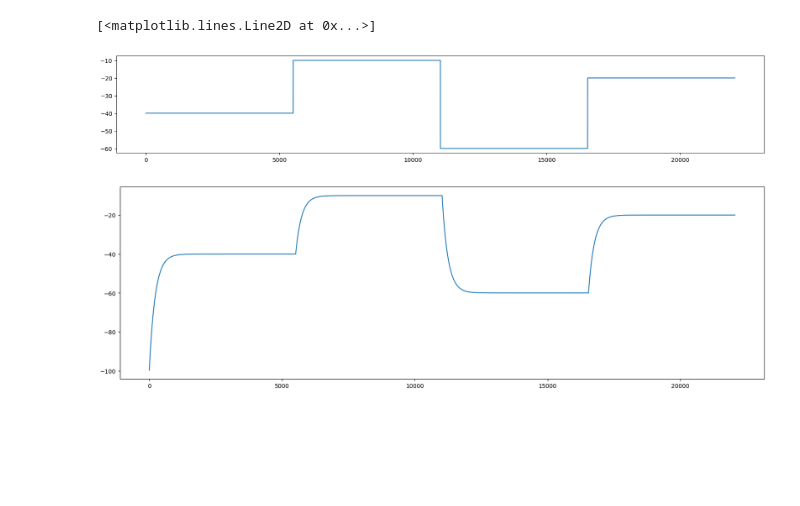
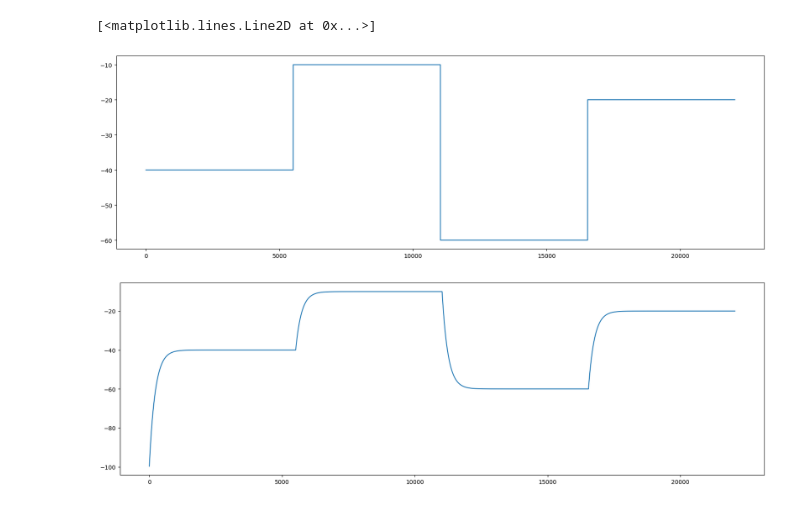
Before and after one commit to Maerorr/fft-playground, a Jupyter notebook: python_dsp_test/fft_comp.ipynb, the cells around one changed output. Cells and saved outputs as stored; diff of their text form; code cells hidden in the pictures; blank space fills up the shorter version.

```diff
--- a/python_dsp_test/fft_comp.ipynb
+++ b/python_dsp_test/fft_comp.ipynb
@@ -1,32 +1,32 @@
 # %%
 import numpy as np
 import matplotlib.pyplot as plt
 
 SAMPLE_RATE = 44100
 FFT_SIZE = 1024
 HOP_SIZE = FFT_SIZE / 4
 TIME_PER_HOP_MS = 1000 * HOP_SIZE / SAMPLE_RATE
 
 ATTACK_MS = 5
 RELEASE_MS = 5
 THRESHOLD = -30.0
 RATIO = 2.0
 KNEE = 10.0
 
 ATT_COEF = np.exp(-1. / (SAMPLE_RATE * ATTACK_MS * 1e-3)) # samples per millisecond
 REL_COEF = np.exp(-1. / (SAMPLE_RATE * RELEASE_MS * 1e-3))
 
 buffer = np.zeros(int(SAMPLE_RATE * 0.5))
 buffer[:len(buffer)//4] = -40.0
 buffer[len(buffer)//4:len(buffer)//2] = -10.0
 buffer[len(buffer)//2: ((3 * len(buffer))//4)] = -60.0
 buffer[((3 * len(buffer))//4):len(buffer)] = -20.0
 
-plt.figure(figsize=(20,3))
+plt.figure(figsize=(20,6))
 plt.plot(buffer)
 # %% [output]
 [<matplotlib.lines.Line2D at 0x...>]
-[figure, old version]
+[figure, new version]
 # %%
 from compressor_class import Compressor
 from env_follower_class import EnvelopeFollower
```
Also changed, not shown: parts of 1 cell of this notebook, 3 other files.
